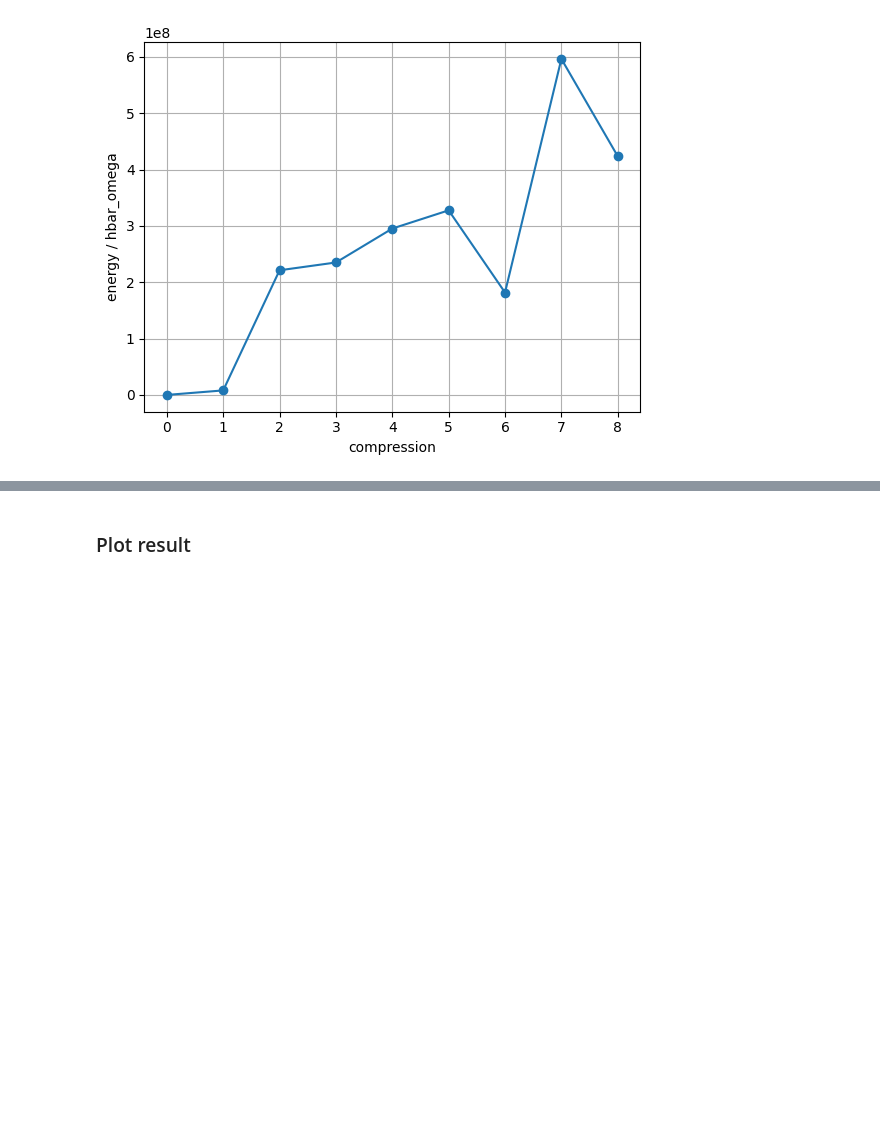
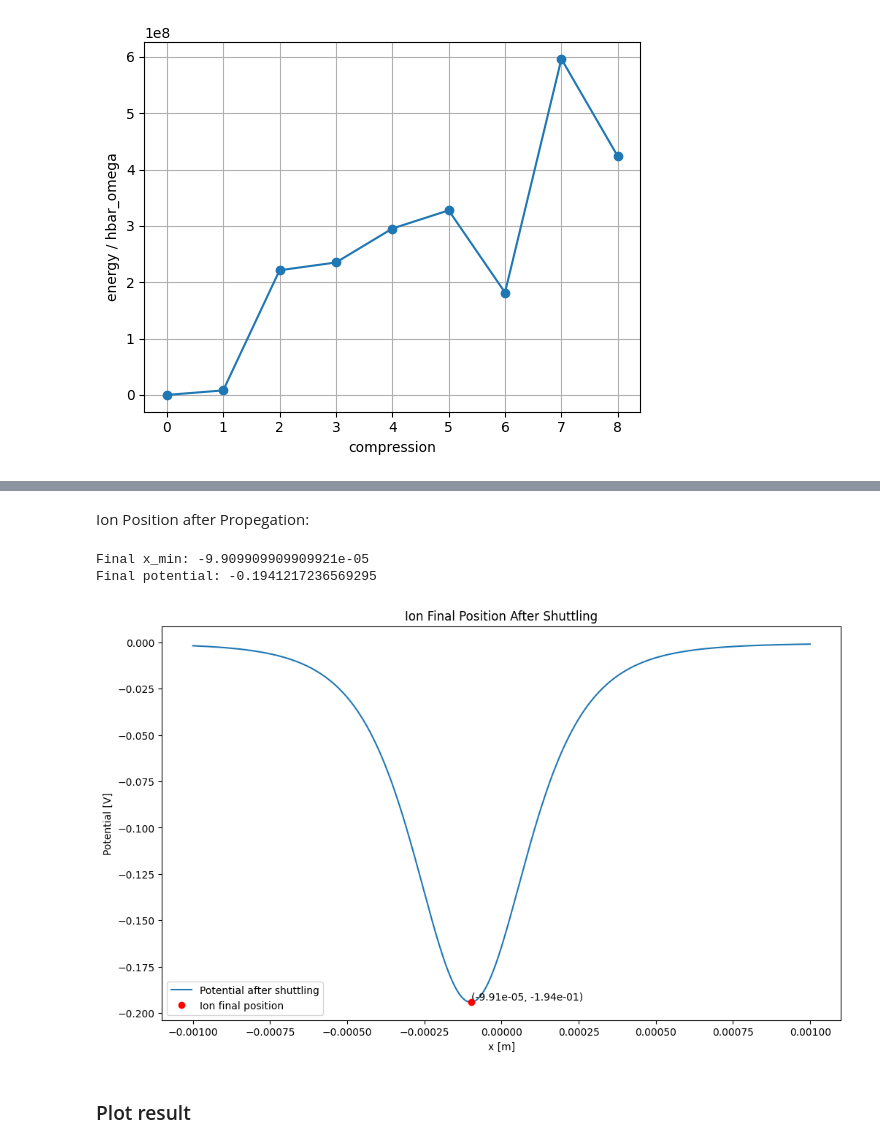
Before and after one commit to OnekaSingh/QC-Filter-Precompensation, a Jupyter notebook: Oneka/reworked.ipynb, the cells around one changed output, grey strips where cells are left out. Drawn from its saved outputs; the diff is of its cells as text; code cells hidden in the pictures; blank space fills up the shorter version.

Commit message:
Almost Finalized

```diff
--- a/Oneka/reworked.ipynb
+++ b/Oneka/reworked.ipynb
@@ -1083,0 +1091,2 @@ print(energy / hbar_omega)
+# %% [markdown]
+Ion Position after Propegation:
@@ -1084,2 +1118,32 @@ print(energy / hbar_omega)
+# %%
+voltage = np.zeros((16, 1))
+
+# Apply voltage to target segment (16)
+voltage[15, 0] = -1   # segment 16 index is 15 (Python 0-based)
+redtrap.volt = voltage
+
+x = np.linspace(-1e-3, 1e-3, 1000)   # x-axis grid
+pot = redtrap.getPot(x, 0)           # potential array at final voltages
+
+idx_min = np.argmin(pot)
+x_min = x[idx_min]
+pot_min = pot[idx_min]
+
+print("Final x_min:", x_min)
+print("Final potential:", pot_min)
+
+plt.figure(figsize=(12, 7))
+plt.plot(x, pot, label='Potential after shuttling')
+plt.plot(x_min, pot_min, 'ro', label='Ion final position')
+plt.text(x_min, pot_min, f'({x_min:.2e}, {pot_min:.2e})', ha='left', va='bottom')
+plt.xlabel('x [m]')
+plt.ylabel('Potential [V]')
+plt.title('Ion Final Position After Shuttling')
+plt.legend()
+plt.show()
+# %% [output]
+Final x_min: -9.909909909909921e-05
+Final potential: -0.1941217236569295
+[figure, added]
 # %% [markdown]
 ### Plot result <a id="restheory"></a>
```
Also changed, not shown: parts of 31 cells of this notebook, 2 other files.
